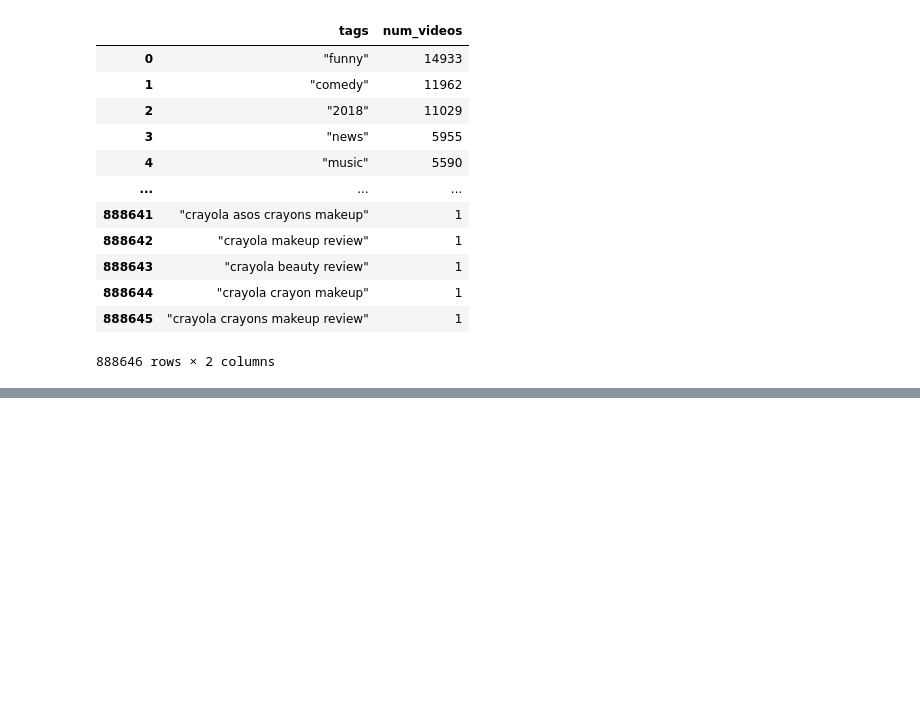
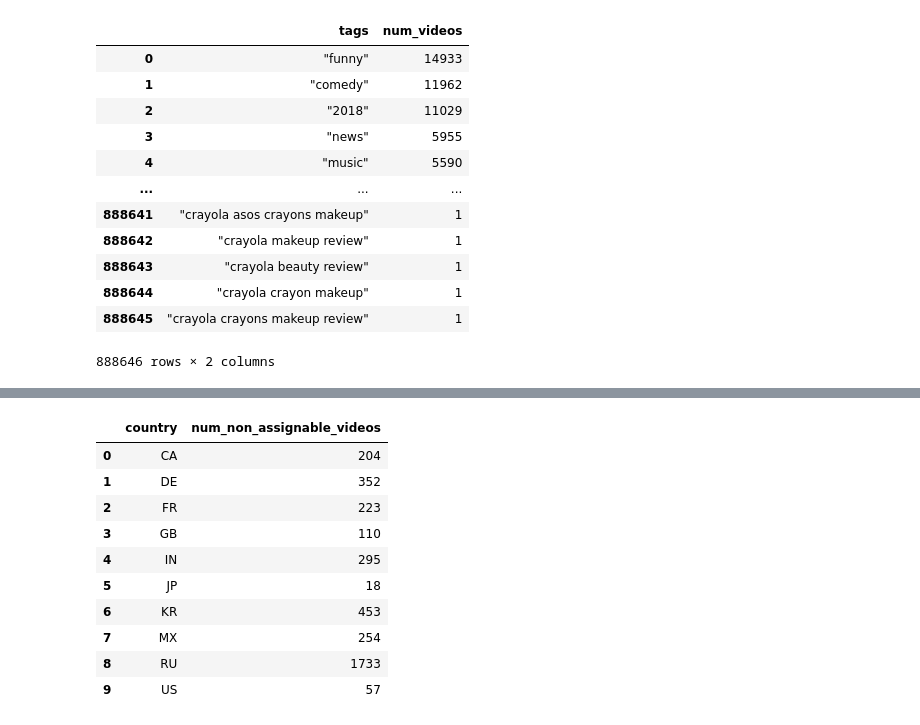
Before and after one commit to gbaldassarri1-gif/FCSexam, a Jupyter notebook: projectGB.ipynb, the cells around one changed output, grey strips where cells are left out. Cells and saved outputs as stored; diff of their text form; code cells hidden in the pictures; blank space fills up the shorter version.

```diff
--- a/projectGB.ipynb
+++ b/projectGB.ipynb
@@ -344,0 +440,25 @@ tag_counts_df
+# %%
+import glob
+import json
+import os
+
+folder_path = "file_category"   # cartella con i json
+json_files = glob.glob(os.path.join(folder_path, "*_category_id.json"))
+
+categories_dict = {}
+
+for file in json_files:
+    # Estrae il country code dal nome file (es. CA_category_id.json → CA)
+    country = os.path.basename(file).split("_")[0]
+
+    with open(file, "r", encoding="utf-8") as f:
+        data = json.load(f)
+
+    # Prendiamo SOLO le categorie assignable
+    assignable_ids = {
+        int(item["id"])
+        for item in data["items"]
+        if item["snippet"]["assignable"] is True
+    }
+
+    categories_dict[country] = assignable_ids
@@ -344,0 +480,9 @@ tag_counts_df
+# %%
+# Controllo se la categoria del video è assegnabile nel paese
+youtubedf['assignable'] = youtubedf.apply(
+    lambda row: row['category_id'] in categories_dict.get(row['country'], set()),
+    axis=1
+)
+
+# Video non assegnabili
+non_assignable_videos = youtubedf[~youtubedf['assignable']]
@@ -344,0 +504,22 @@ tag_counts_df
+# %%
+# Conteggio per paese
+count_non_assignable = (
+    non_assignable_videos
+    .groupby('country')
+    .size()
+    .reset_index(name='num_non_assignable_videos')
+)
+
+count_non_assignable
+# %% [output]
+|  | country | num_non_assignable_videos |
+| 0 | CA | 204 |
+| 1 | DE | 352 |
+| 2 | FR | 223 |
+| 3 | GB | 110 |
+| 4 | IN | 295 |
+| 5 | JP | 18 |
+| 6 | KR | 453 |
+| 7 | MX | 254 |
+| 8 | RU | 1733 |
+| 9 | US | 57 |
```
Also changed, not shown: parts of 38 cells of this notebook.
